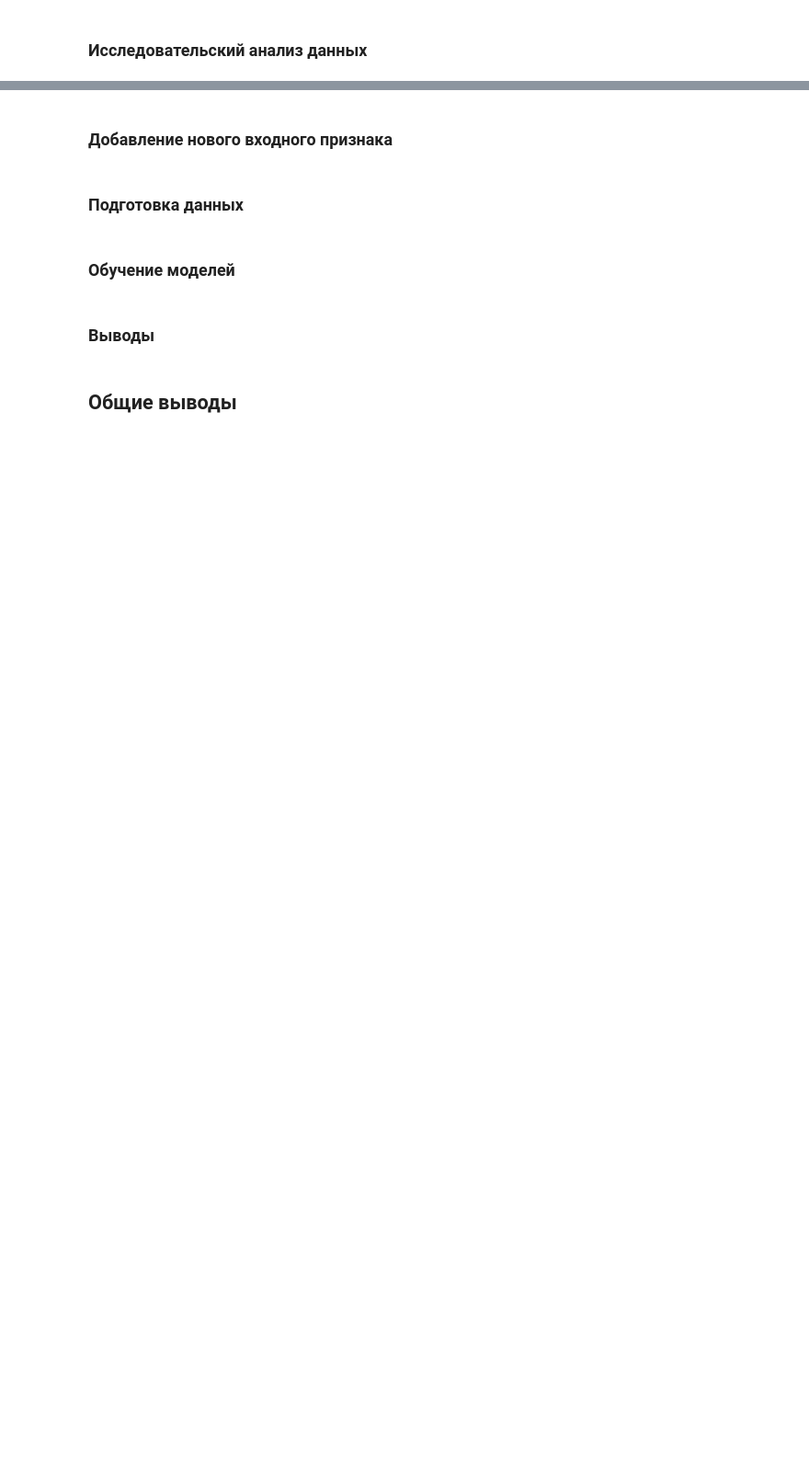
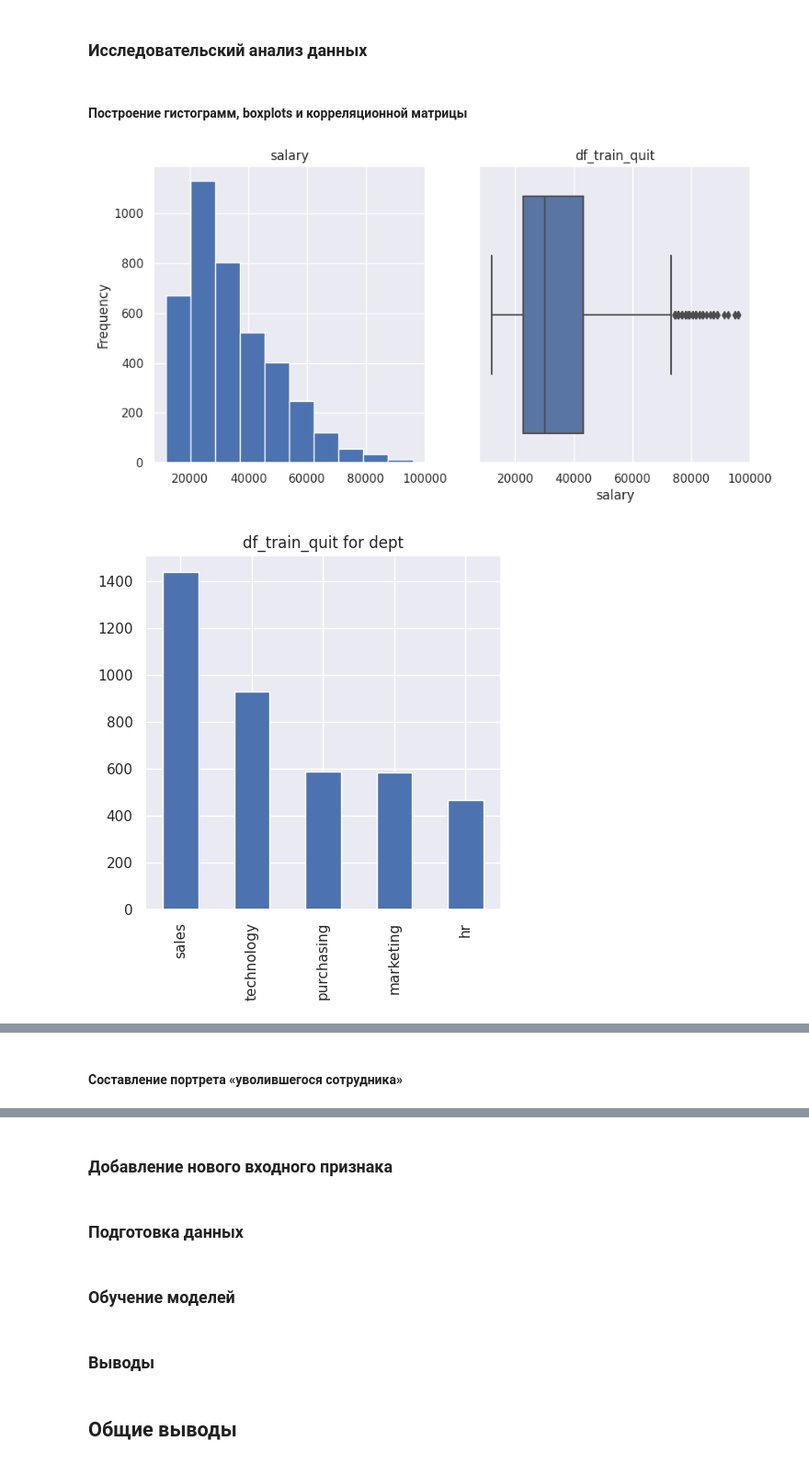
Before and after one commit to theotheo46/yap, a Jupyter notebook: notebooks/hr.ipynb, the cells around one changed output, grey strips where cells are left out. Shown at 92% size. Drawn from its saved outputs; the diff is of its cells as text; code cells hidden in the pictures; blank space fills up the shorter version.

```diff
--- a/notebooks/hr.ipynb
+++ b/notebooks/hr.ipynb
@@ -568,0 +629,9 @@ print ('Значение SMAPE лучшей модели на тренирово
+# %%
+display(df_train_quit['dept'].value_counts())
+display(df_train_quit['level'].value_counts())
+display(df_train_quit['workload'].value_counts())
+display(df_train_quit['last_year_promo'].value_counts())
+display(df_train_quit['last_year_violations'].value_counts())
+display(df_train_quit['quit'].value_counts())
+df_train_quit['level'] = df_train_quit['level'].replace('sinior', 'senior')
+display(df_train_quit['level'].value_counts())
@@ -568,0 +668,10 @@ print ('Значение SMAPE лучшей модели на тренирово
+# %%
+df_train_quit_str_col_list = df_train_quit.select_dtypes(exclude=np.number).columns
+df_train_quit[df_train_quit_str_col_list] = \
+  df_train_quit[df_train_quit_str_col_list].astype('string')
+df_train_quit.info()
+
+df_test_target_quit_str_col_list = df_test_target_quit.select_dtypes(exclude=np.number).columns
+df_test_target_quit[df_test_target_quit_str_col_list] = \
+  df_test_target_quit[df_test_target_quit_str_col_list].astype('string')
+df_test_target_quit.info()
@@ -568,0 +698,4 @@ print ('Значение SMAPE лучшей модели на тренирово
+# %%
+df_train_quit[['employment_years', 'supervisor_evaluation']] = \
+  df_train_quit[['employment_years', 'supervisor_evaluation']].astype('string')
+df_train_quit.info()
@@ -569,2 +720,24 @@ print ('Значение SMAPE лучшей модели на тренирово
 # %% [markdown]
 ### Исследовательский анализ данных
+# %% [markdown]
+#### Построение гистограмм, boxplots и корреляционной матрицы
+# %%
+plot_sub_plot_hist_boxplot(df_train_quit.select_dtypes(include=np.number), 'df_train_quit')
+plot_bar_plot_for_columns(df_train_quit.select_dtypes(exclude=np.number), 'df_train_quit')
+
+interval_cols = df_train_quit.select_dtypes(include=np.number).columns.difference(['id'])
+phik_overview = phik_matrix(df_train_quit[df_train_quit.columns.difference(['id'])], interval_cols=list(interval_cols))
+
+display(phik_overview)
+plot_correlation_matrix(
+    phik_overview.values,
+    x_labels=phik_overview.columns,
+    y_labels=phik_overview.index,
+    vmin=0, vmax=1, color_map='Greens',
+    title=r'correlation $\phi_K$',
+    fontsize_factor=1.2,
+    figsize=(14, 8)
+)
+# %% [output]
+[figure, added]
+[figure, added]
@@ -570,0 +762,2 @@ print ('Значение SMAPE лучшей модели на тренирово
+# %% [markdown]
+#### Составление портрета «уволившегося сотрудника»
```
Also changed, not shown: parts of 10 cells of this notebook.
